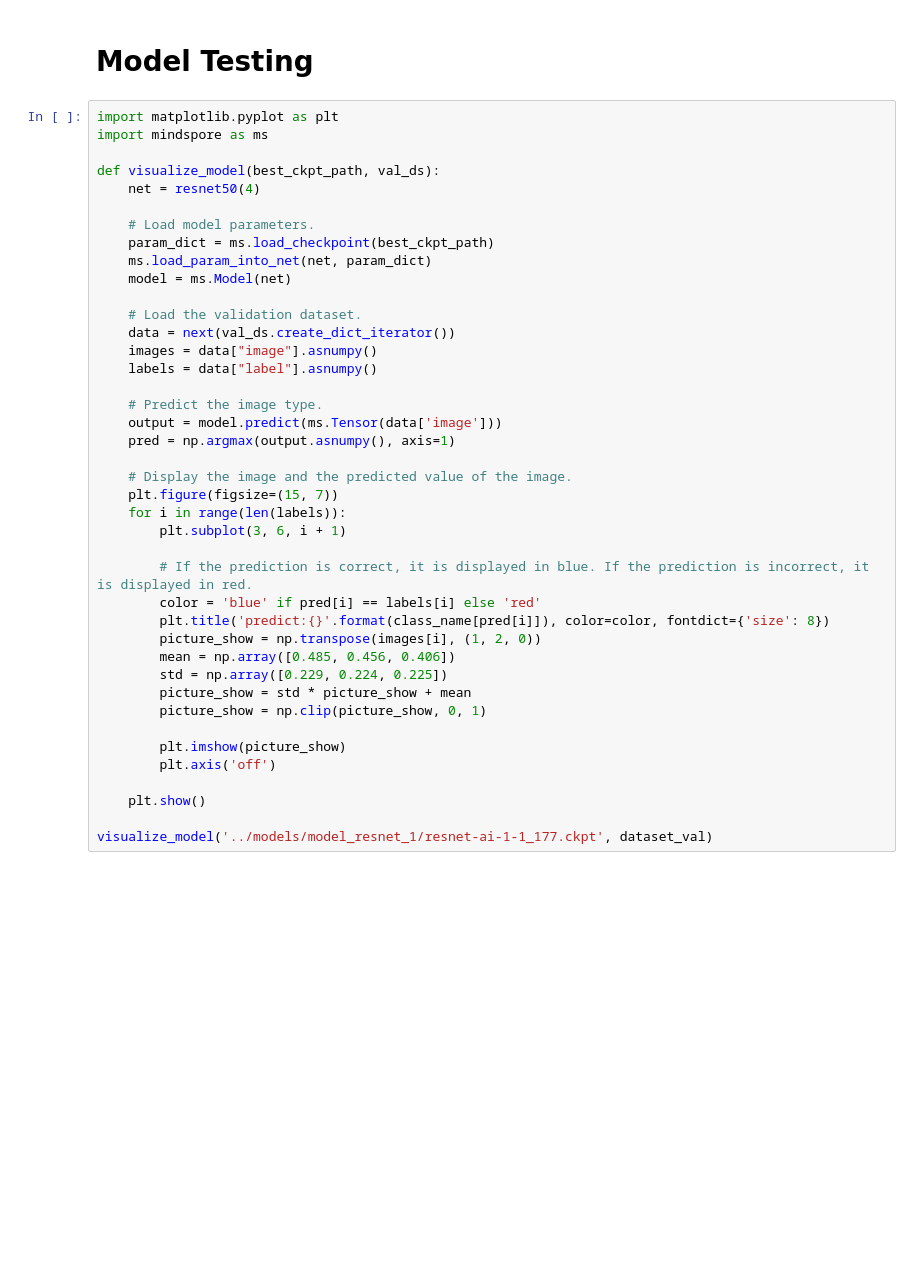
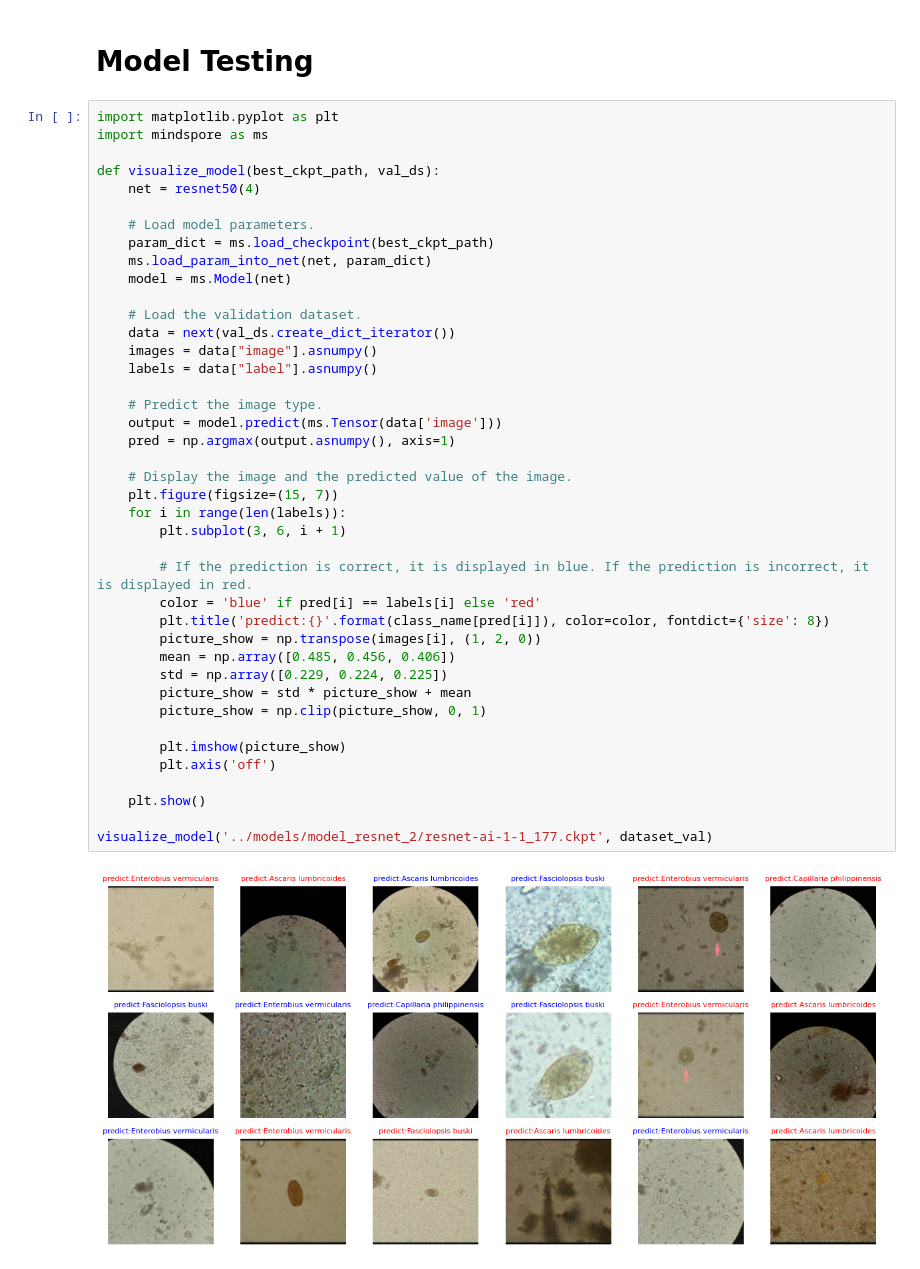
Before and after one commit to MikhaelaD/CPE178p_group3Proj, a Jupyter notebook: Project/resnet_training_re.ipynb, the cells around one changed output. Drawn from its saved outputs; the diff is of its cells as text; blank space fills up the shorter version.

```diff
--- a/Project/resnet_training_re.ipynb
+++ b/Project/resnet_training_re.ipynb
@@ -502,31 +531,33 @@ def visualize_model(best_ckpt_path, val_ds):
     model = ms.Model(net)
 
     # Load the validation dataset.
     data = next(val_ds.create_dict_iterator())
     images = data["image"].asnumpy()
     labels = data["label"].asnumpy()
 
     # Predict the image type.
     output = model.predict(ms.Tensor(data['image']))
     pred = np.argmax(output.asnumpy(), axis=1)
 
     # Display the image and the predicted value of the image.
     plt.figure(figsize=(15, 7))
     for i in range(len(labels)):
         plt.subplot(3, 6, i + 1)
 
         # If the prediction is correct, it is displayed in blue. If the prediction is incorrect, it is displayed in red.
         color = 'blue' if pred[i] == labels[i] else 'red'
         plt.title('predict:{}'.format(class_name[pred[i]]), color=color, fontdict={'size': 8})
         picture_show = np.transpose(images[i], (1, 2, 0))
         mean = np.array([0.485, 0.456, 0.406])
         std = np.array([0.229, 0.224, 0.225])
         picture_show = std * picture_show + mean
         picture_show = np.clip(picture_show, 0, 1)
 
         plt.imshow(picture_show)
         plt.axis('off')
 
     plt.show()
 
-visualize_model('../models/model_resnet_1/resnet-ai-1-1_177.ckpt', dataset_val)
+visualize_model('../models/model_resnet_2/resnet-ai-1-1_177.ckpt', dataset_val)
+# %% [output]
+[figure, added]
```
Also changed, not shown: parts of 6 cells of this notebook, 7 other files.
